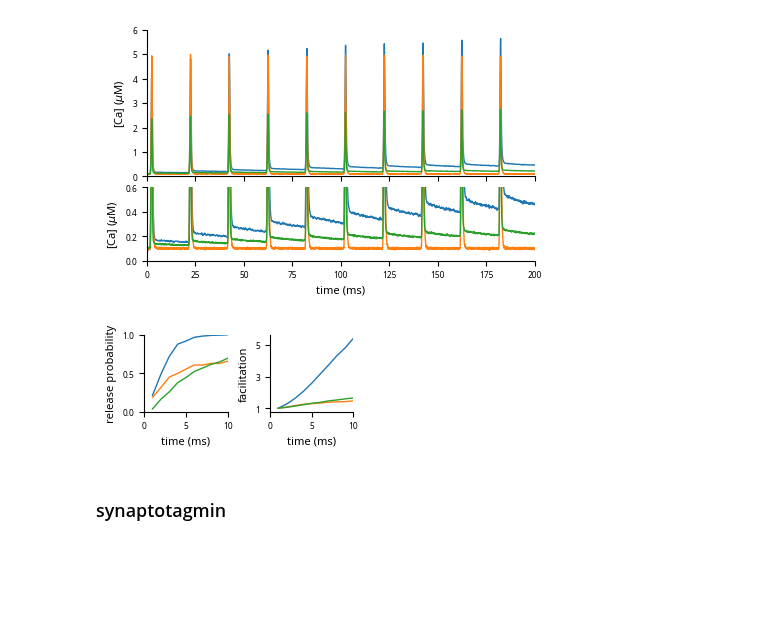
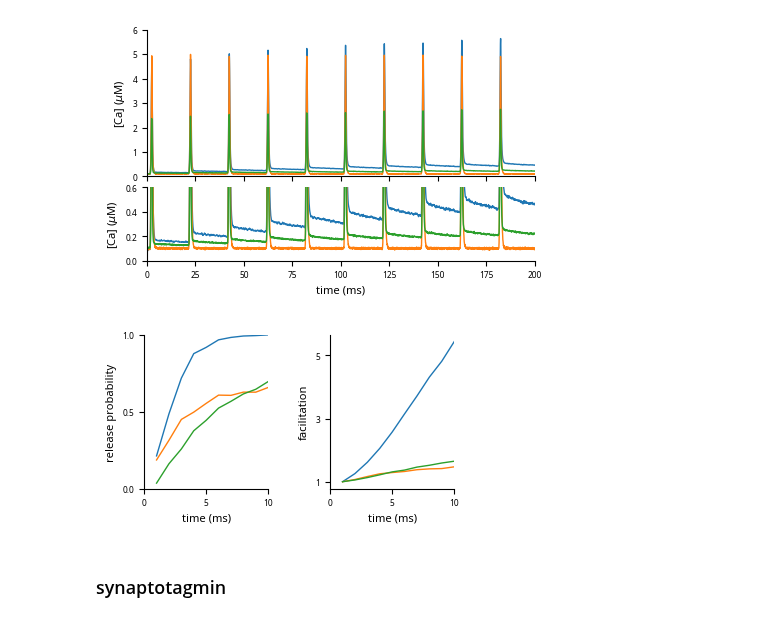
Before and after one commit to nishs1729/MFB, a Jupyter notebook: scripts_plotting/plots_mechanism.ipynb, the cells around one changed output. Drawn from its saved outputs; the diff is of its cells as text; code cells hidden in the pictures; blank space fills up the shorter version.

Commit message:
Cleaning up plots

```diff
--- a/scripts_plotting/plots_mechanism.ipynb
+++ b/scripts_plotting/plots_mechanism.ipynb
@@ -295,39 +295,39 @@ data_cross = pd.read_csv(os.path.join(dataPath, 'control_eachCa', _design, f'sre
 pr_cross = data_cross['Pr']
 facil_cross = data_cross['Rel']*data_cross['Pr'][0]/data_cross['Pr']/data_cross['Rel'][0]
 
-fig, axs = plt.subplots(1,2, sharex=True, figsize=(2.7,1))
+fig, axs = plt.subplots(1,2, sharex=True, figsize=(4,2))
 fig.subplots_adjust(wspace=0.5)
 
 x = list(range(1,11))
 axs[0].plot(x, pr_cont, linewidth=1, label='control')
 axs[0].plot(x, pr_unsat, linewidth=1, label='unsaturating buffer')
 axs[0].plot(x, pr_cross, linewidth=1, label='without cross-talk')
 axs[1].plot(x, facil_cont, linewidth=1, label='control')
 axs[1].plot(x, facil_unsat, linewidth=1, label='unsaturating buffer')
 axs[1].plot(x, facil_cross, linewidth=1, label='without cross-talk')
 
 axs[0].set_ylim(0,1)
 axs[0].set_ylabel(r'release probability', fontsize=labelfs)
 axs[0].set_yticks([0,0.5,1])
 
 # axs[1].legend(frameon=False, fontsize=legfs)
 # axs[1].set_ylim(1,6)
 axs[1].set_ylabel(r'facilitation', fontsize=labelfs)
 axs[1].set_yticks([1,3,5])
 
 for ax in axs.ravel():
     ax.set_xlabel('time (ms)', fontsize=labelfs)
     ax.spines["top"].set_visible(False)
     ax.spines["right"].set_visible(False)
     ax.set_xlim(0, 10)
     ax.set_xticks([0,5,10])
     ax.tick_params(axis='both', labelsize=tickfs-2)
 
 plt.show()
 fig.savefig(os.path.join(figPath, 'facilitation.svg'), dpi=300,
             bbox_inches='tight', transparent=True)
 # %% [output]
-[figure, old version]
+[figure, new version]
 # %% [markdown]
 ### synaptotagmin
 # %%
```
Also changed, not shown: parts of 23 cells of this notebook.
